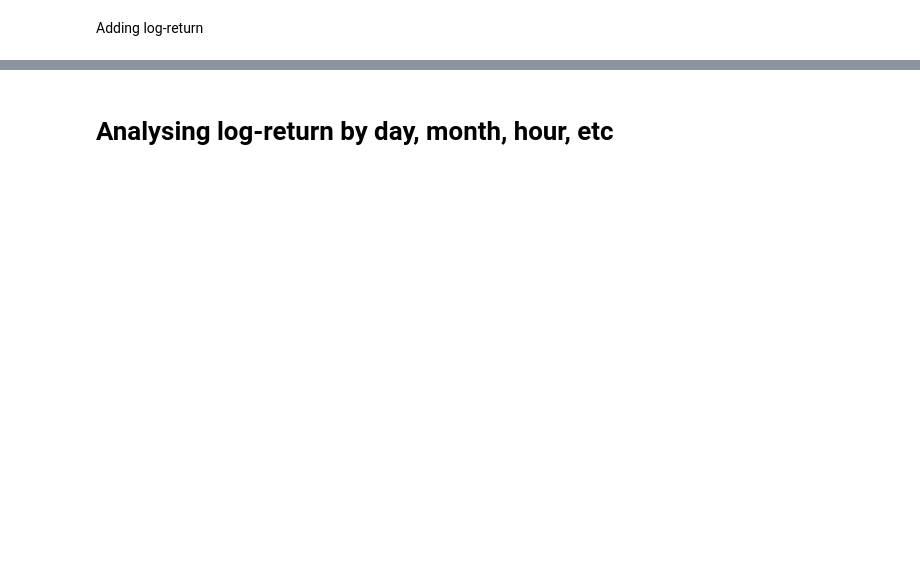
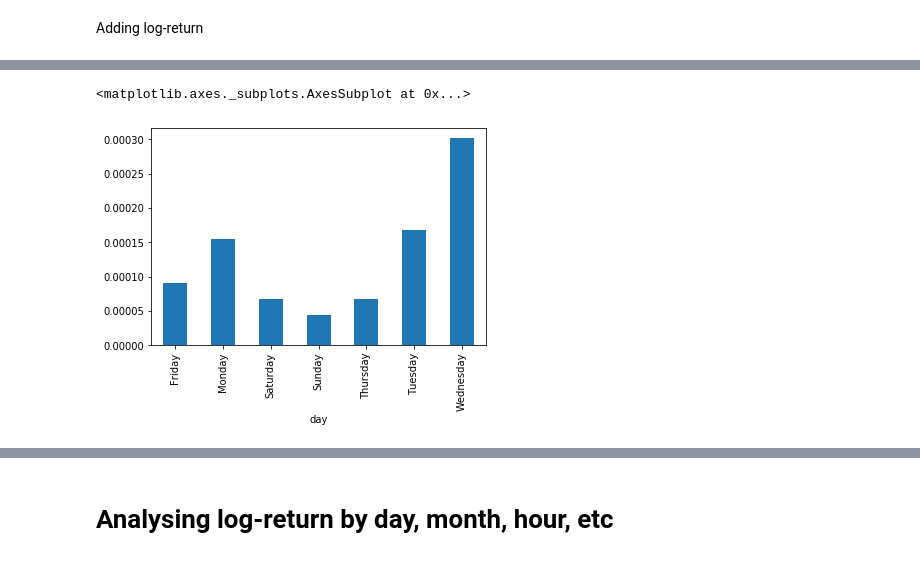
Before and after one commit to zachHFT/Optimal-Cryptocurrency-Trading-Strategies, a Jupyter notebook: eda.ipynb, the cells around one changed output, grey strips where cells are left out. Cells and saved outputs as stored; diff of their text form; code cells hidden in the pictures; blank space fills up the shorter version.

```diff
--- a/eda.ipynb
+++ b/eda.ipynb
@@ -93,0 +101,5 @@ df
+# %%
+df[['day', 'close_log_return']].groupby('day').median().plot(kind='bar', legend=None)
+# %% [output]
+<matplotlib.axes._subplots.AxesSubplot at 0x...>
+[figure, added]
```
Also changed, not shown: parts of 22 cells of this notebook.
